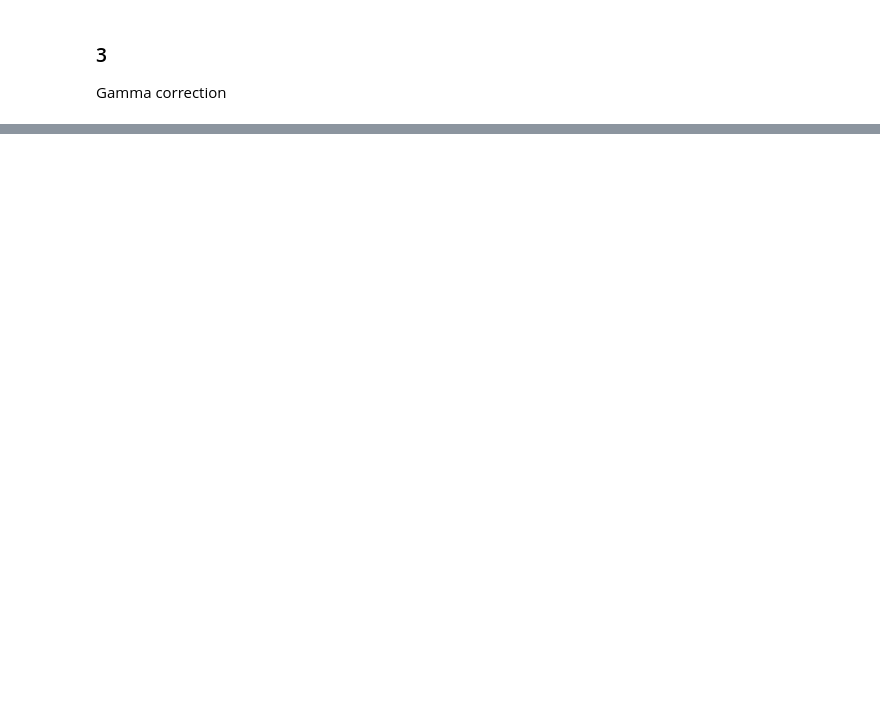
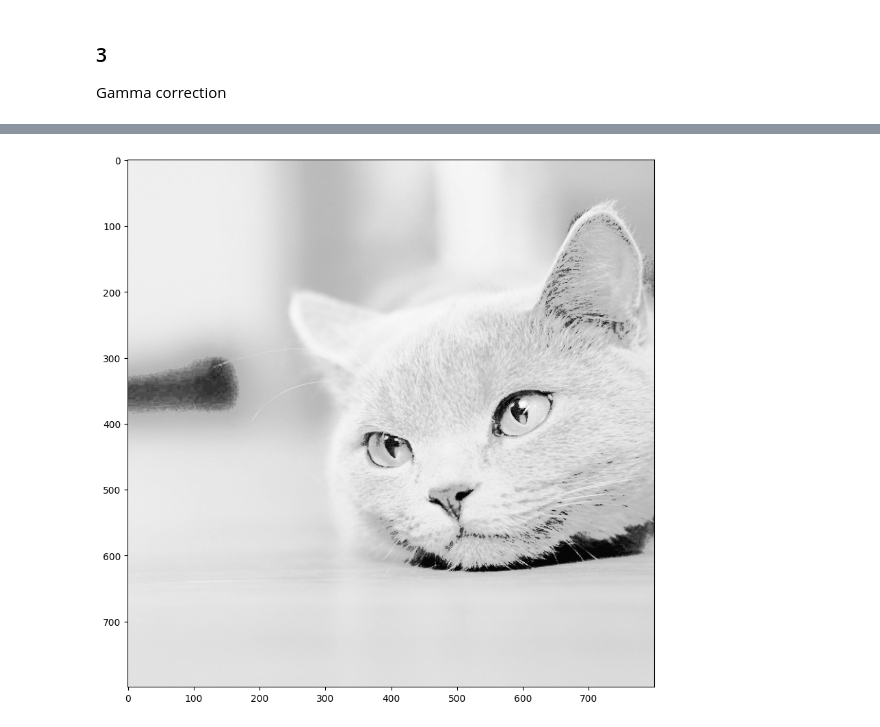
Before and after one commit to Gerrytty/digital-image-processing-course, a Jupyter notebook: lab3/lab2.ipynb, the cells around one changed output, grey strips where cells are left out. Cells and saved outputs as stored; diff of their text form; code cells hidden in the pictures; blank space fills up the shorter version.

```diff
--- a/lab3/lab2.ipynb
+++ b/lab3/lab2.ipynb
@@ -117,0 +202,6 @@ plot_array_of_images(gammas, f"{global_path}/Degree", image_analyser.gamma_corr)
+# %%
+out = image_analyser.piecewise_linear()
+plt.imshow(out, cmap="gray")
+plt.show()
+# %% [output]
+[figure, added]
```
Also changed, not shown: parts of 10 cells of this notebook, 5 other files.
